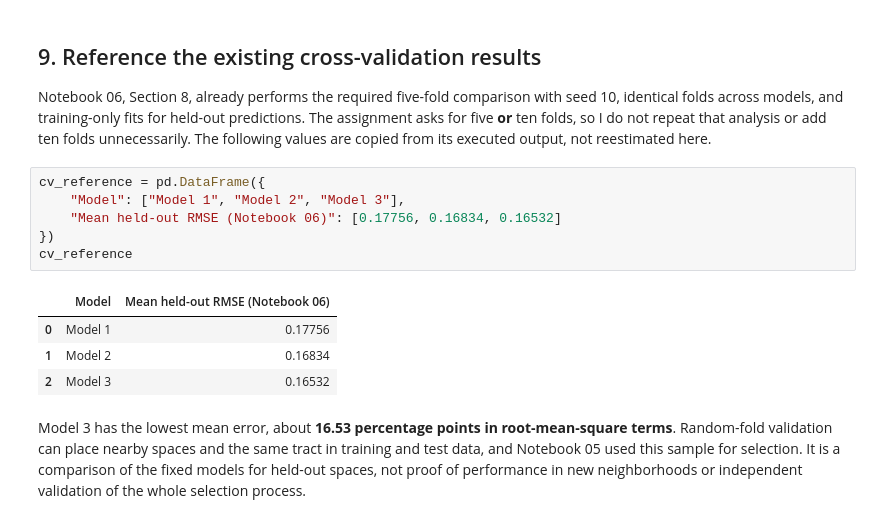
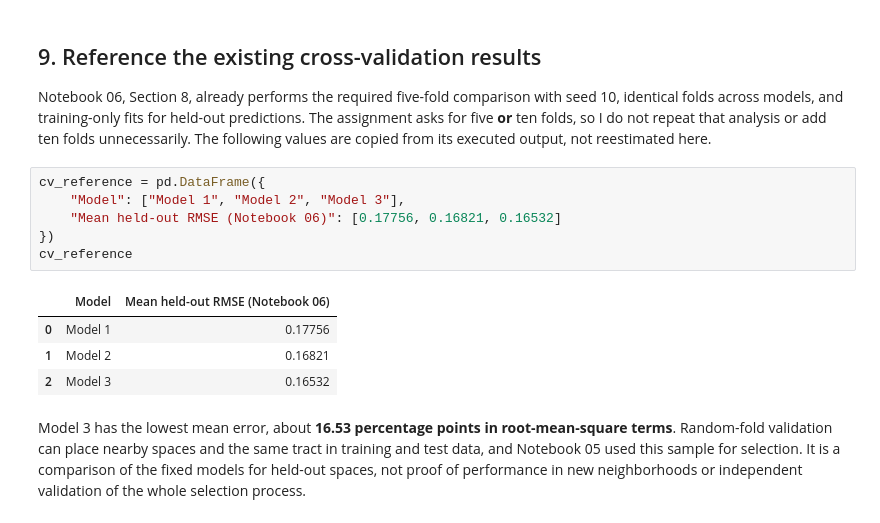
Before and after one commit to finnrcase/Spotless, a Jupyter notebook: notebooks/07_diagnostics.ipynb, the cells around one changed output. Drawn from its saved outputs; the diff is of its cells as text.

```diff
--- a/notebooks/07_diagnostics.ipynb
+++ b/notebooks/07_diagnostics.ipynb
@@ -440,13 +471,13 @@ Notebook 06, Section 8, already performs the required five-fold comparison with
 # %%
 cv_reference = pd.DataFrame({
     "Model": ["Model 1", "Model 2", "Model 3"],
-    "Mean held-out RMSE (Notebook 06)": [0.17756, 0.16834, 0.16532]
+    "Mean held-out RMSE (Notebook 06)": [0.17756, 0.16821, 0.16532]
 })
 cv_reference
 # %% [output]
 |  | Model | Mean held-out RMSE (Notebook 06) |
 | 0 | Model 1 | 0.17756 |
-| 1 | Model 2 | 0.16834 |
+| 1 | Model 2 | 0.16821 |
 | 2 | Model 3 | 0.16532 |
 # %% [markdown]
 Model 3 has the lowest mean error, about **16.53 percentage points in root-mean-square terms**. Random-fold validation can place nearby spaces and the same tract in training and test data, and Notebook 05 used this sample for selection. It is a comparison of the fixed models for held-out spaces, not proof of performance in new neighborhoods or independent validation of the whole selection process.
```
Also changed, not shown: parts of 18 cells of this notebook, 6 other files.
